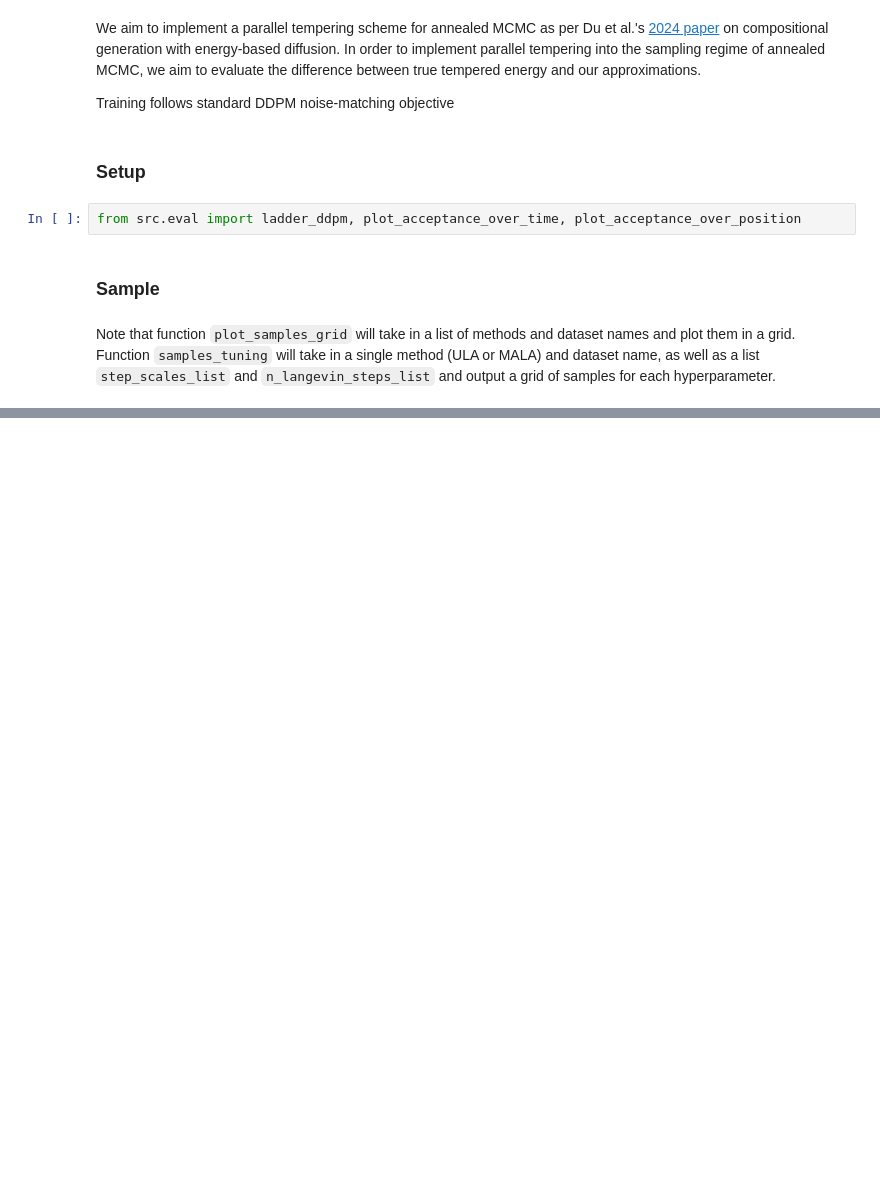
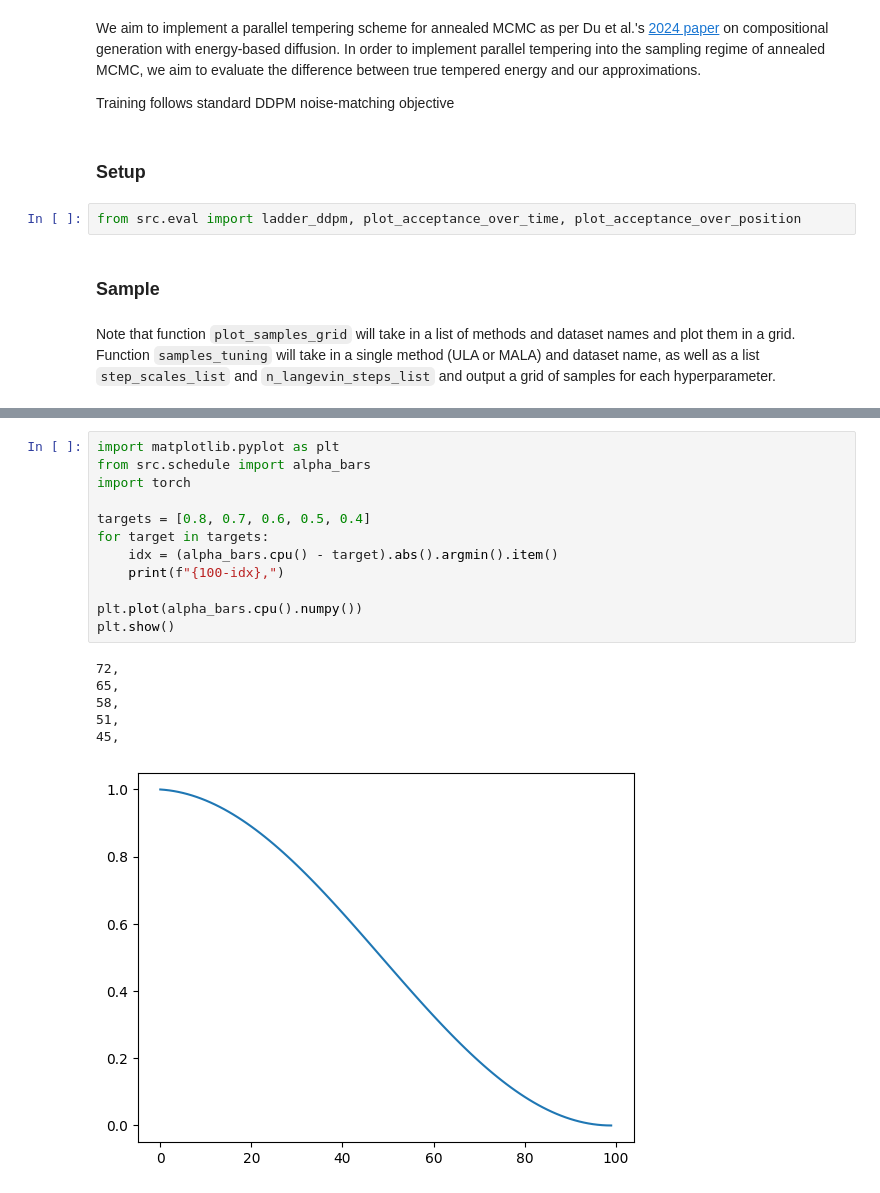
Before and after one commit to oatmeallover/parallel_tempering, a Jupyter notebook: tempered_energy.ipynb, the cells around one changed output, grey strips where cells are left out. Cells and saved outputs as stored; diff of their text form; blank space fills up the shorter version.

```diff
--- a/tempered_energy.ipynb
+++ b/tempered_energy.ipynb
@@ -46,0 +47,19 @@ Running with 100 steps for [4.   2.   1.   0.5  0.25]
+# %%
+import matplotlib.pyplot as plt
+from src.schedule import alpha_bars
+import torch
+
+targets = [0.8, 0.7, 0.6, 0.5, 0.4]
+for target in targets:
+    idx = (alpha_bars.cpu() - target).abs().argmin().item()
+    print(f"{100-idx},")
+
+plt.plot(alpha_bars.cpu().numpy())
+plt.show()
+# %% [output]
+72,
+65,
+58,
+51,
+45,
+[figure, added]
```
Also changed, not shown: parts of 1 cell of this notebook, 12 other files.
